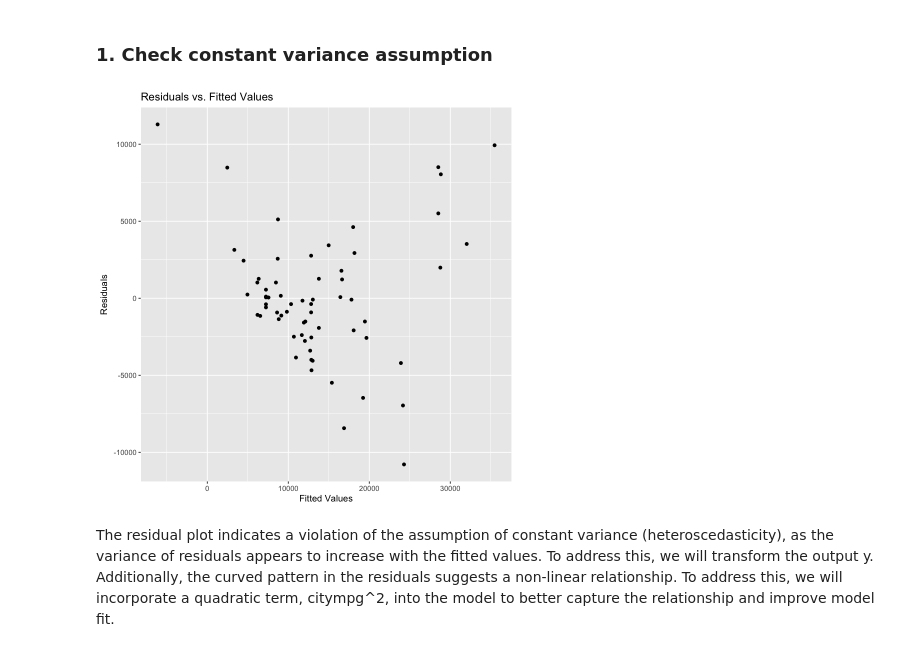
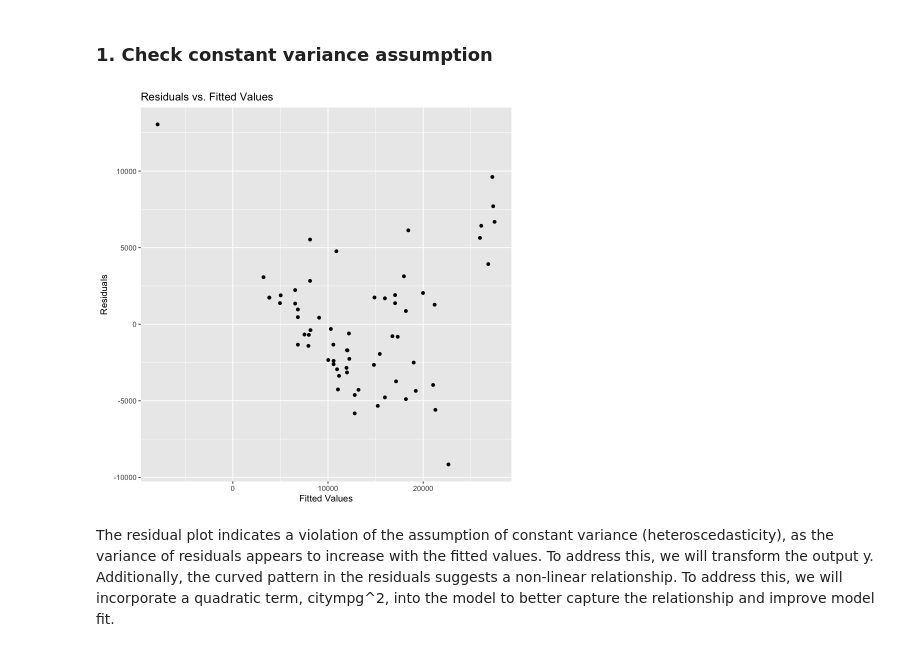
Before and after one commit to SelinaWang11/Stat306-group-project, a Jupyter notebook: final_project.ipynb, the cells around one changed output. Drawn from its saved outputs; the diff is of its cells as text; code cells hidden in the pictures.

```diff
--- a/final_project.ipynb
+++ b/final_project.ipynb
@@ -331,7 +349,7 @@ abline(a = 1, b = 1)
 We will select the features identified in these two models and fit two multiple linear regression models—one with the three features from Model 4 and another with the four features from Model 5—using the modeling set.
 # %%
 library(caret)
-car_lmone <- lm(price ~ fueltype  + aspiration + enginesize + peakrpm + citympg , data = car_model)
-car_lmtwo <- lm(price ~ fueltype  + aspiration + enginesize + peakrpm + citympg + carlength , data = car_model)
-summary(car_lmone)
-summary(car_lmtwo)
+car_lm4 <- lm(price ~ fueltype  + aspiration + enginesize + citympg + carlength , data = car_model)
+car_lm6 <- lm(price ~ fueltype  + aspiration + enginesize + peakrpm + citympg + carlength , data = car_model)
+#summary(car_lmone)
+#summary(car_lmtwo)
@@ -393,16 +376,16 @@ From the table, we can see that model with 5 covariates provides the smallest RM
 ### 1. Check constant variance assumption
 # %%
 residuals_data <- data.frame(
-  Fitted = fitted(car_lmone),
-  Residuals = residuals(car_lmone)
+  Fitted = fitted(car_lm6),
+  Residuals = residuals(car_lm6)
 )
 ggplot(residuals_data, aes(x = Fitted, y = Residuals)) +
   geom_point() +
   xlab("Fitted Values") +
   ylab("Residuals") +
   ggtitle("Residuals vs. Fitted Values")
 # %% [output]
-[figure, old version]
+[figure, new version]
 # %% [markdown]
 The residual plot indicates a violation of the assumption of constant variance (heteroscedasticity), as the variance of residuals appears to increase with the fitted values. To address this, we will transform the output y. Additionally, the curved pattern in the residuals suggests a non-linear relationship. To address this, we will incorporate a quadratic term, citympg^2, into the model to better capture the relationship and improve model fit.
 # %%
```
Also changed, not shown: parts of 32 cells of this notebook, 1 other file.
